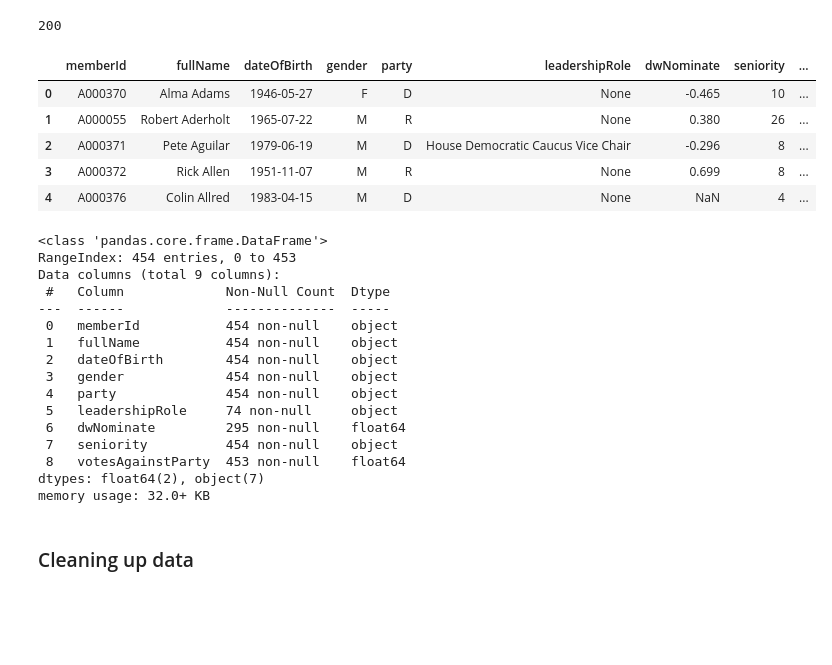
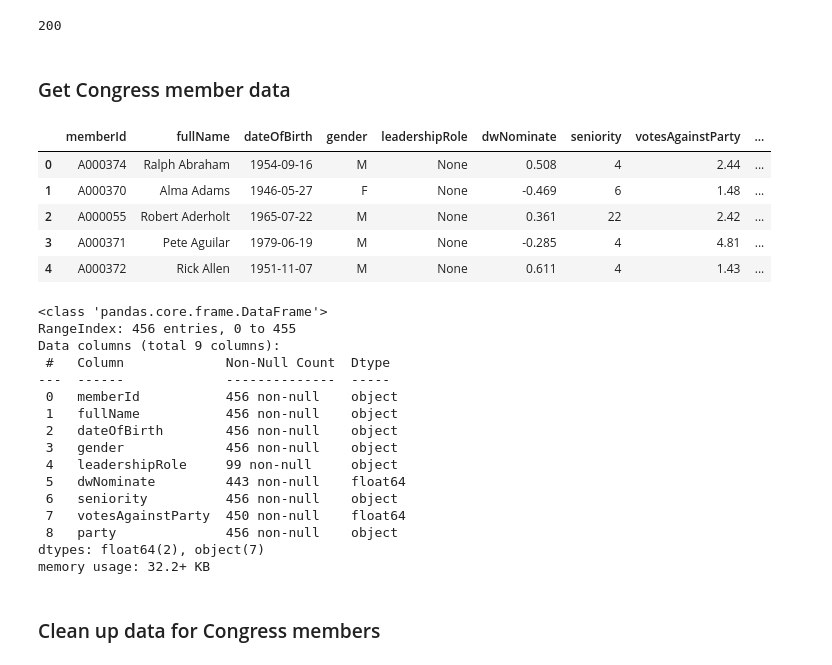
Before and after one commit to brianmulyadi/Designing-Data-Products, a Jupyter notebook: dataset.ipynb, the cells around one changed output. Saved outputs shown, nothing was run; the diff lists cells and outputs as text; code cells hidden in the pictures; blank space fills up the shorter version.

```diff
--- a/dataset.ipynb
+++ b/dataset.ipynb
@@ -9,78 +13,76 @@ import requests
 from datetime import datetime
 from datetime import date
 # %%
-# connect to ProPublica API
-headers={'X-API-Key':'Guj6tsYRzPYaWECtImyu0NVttV3CrKbmD4NfXqHv'}
-url = 'https://api.propublica.org/congress/v1/117/bills/hr1.json'
+# connect to ProPublica API and test connection
+headers={'X-API-Key':''}
+url = 'https://api.propublica.org/congress/v1/115/bills/hr7401.json'
 response = requests.get(url, headers=headers)
 print(response.status_code)
 # %% [output]
 200
+# %% [markdown]
+### Get Congress member data
 # %%
 # get congress members data
-member_url = 'https://api.propublica.org/congress/v1/117/house/members.json'
+member_url = 'https://api.propublica.org/congress/v1/115/house/members.json'
 response = requests.get(member_url, headers=headers)
 json = response.json()
 
-# generate list and enter into dataframe
+# generate empty list to be appended
 memberId = []
 fullName= []
 dateOfBirth = []
 gender = []
 party = []
 leadershipRole = []
 dwNominate = []
 seniority = []
 votesAgainstParty = []
 
-foo = 1
-
+# create for loop to append data frame
 for x in json['results'][0]['members']:
   memberId.append(x['id'])
   fullName.append(x['first_name'] + " " + x['last_name'])
   dateOfBirth.append(x['date_of_birth'])
   gender.append(x['gender'])
   party.append(x['party'])
   leadershipRole.append(x['leadership_role'])
   dwNominate.append(x['dw_nominate'])
   seniority.append(x['seniority'])
   votesAgainstParty.append(x.get('votes_against_party_pct'))
 
-# convert dateofBirth to age
-
-#
-
-member_list = list(zip(memberId, fullName, dateOfBirth, gender, party, leadershipRole, dwNominate, seniority, votesAgainstParty))
-memberDf = pd.DataFrame(member_list, columns=['memberId', 'fullName', 'dateOfBirth', 'gender', 'party', 'leadershipRole', 'dwNominate', 'seniority', 'votesAgainstParty'])
+# removed field 'party' from the dataframe due to overlap with sponsorParty from bills API
+member_list = list(zip(memberId, fullName, dateOfBirth, gender, leadershipRole, dwNominate, seniority, votesAgainstParty,party))
+memberDf = pd.DataFrame(member_list, columns=['memberId', 'fullName', 'dateOfBirth', 'gender', 'leadershipRole', 'dwNominate', 'seniority', 'votesAgainstParty','party'])
 memberDf.head()
 # %% [output]
-|  | memberId | fullName | dateOfBirth | gender | party | leadershipRole | dwNominate | seniority | ... |
-| 0 | A000370 | Alma Adams | 1946-05-27 | F | D | None | -0.465 | 10 | ... |
-| 1 | A000055 | Robert Aderholt | 1965-07-22 | M | R | None | 0.380 | 26 | ... |
-| 2 | A000371 | Pete Aguilar | 1979-06-19 | M | D | House Democratic Caucus Vice Chair | -0.296 | 8 | ... |
-| 3 | A000372 | Rick Allen | 1951-11-07 | M | R | None | 0.699 | 8 | ... |
-| 4 | A000376 | Colin Allred | 1983-04-15 | M | D | None | NaN | 4 | ... |
+|  | memberId | fullName | dateOfBirth | gender | leadershipRole | dwNominate | seniority | votesAgainstParty | ... |
+| 0 | A000374 | Ralph Abraham | 1954-09-16 | M | None | 0.508 | 4 | 2.44 | ... |
+| 1 | A000370 | Alma Adams | 1946-05-27 | F | None | -0.469 | 6 | 1.48 | ... |
+| 2 | A000055 | Robert Aderholt | 1965-07-22 | M | None | 0.361 | 22 | 2.42 | ... |
+| 3 | A000371 | Pete Aguilar | 1979-06-19 | M | None | -0.285 | 4 | 4.81 | ... |
+| 4 | A000372 | Rick Allen | 1951-11-07 | M | None | 0.611 | 4 | 1.43 | ... |
 # %%
 memberDf.info()
 # %% [output]
 <class 'pandas.core.frame.DataFrame'>
-RangeIndex: 454 entries, 0 to 453
+RangeIndex: 456 entries, 0 to 455
 Data columns (total 9 columns):
  #   Column             Non-Null Count  Dtype
 ---  ------             --------------  -----
- 0   memberId           454 non-null    object
- 1   fullName           454 non-null    object
- 2   dateOfBirth        454 non-null    object
- 3   gender             454 non-null    object
- 4   party              454 non-null    object
- 5   leadershipRole     74 non-null     object
- 6   dwNominate         295 non-null    float64
- 7   seniority          454 non-null    object
- 8   votesAgainstParty  453 non-null    float64
+ 0   memberId           456 non-null    object
+ 1   fullName           456 non-null    object
+ 2   dateOfBirth        456 non-null    object
+ 3   gender             456 non-null    object
+ 4   leadershipRole     99 non-null     object
+ 5   dwNominate         443 non-null    float64
+ 6   seniority          456 non-null    object
+ 7   votesAgainstParty  450 non-null    float64
+ 8   party              456 non-null    object
 dtypes: float64(2), object(7)
-memory usage: 32.0+ KB
+memory usage: 32.2+ KB
 # %% [markdown]
-### Cleaning up data
+### Clean up data for Congress members
 # %%
 # change dateOfBirth to age
 def calculate_age(born):
```
Also changed, not shown: parts of 17 cells of this notebook.
